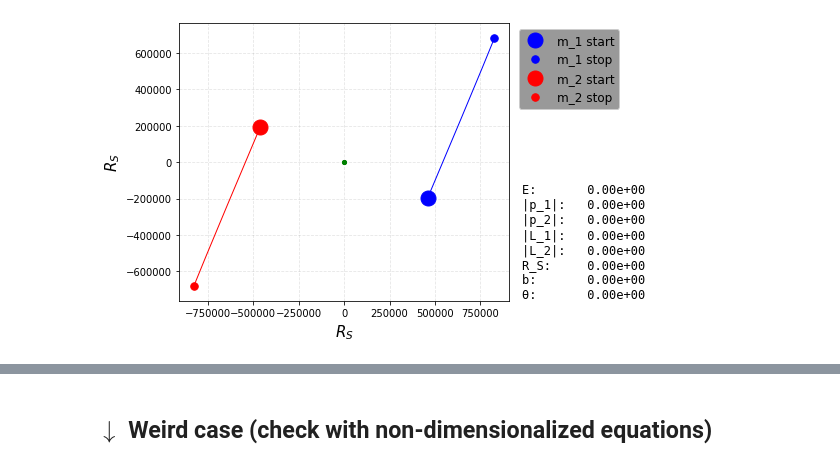
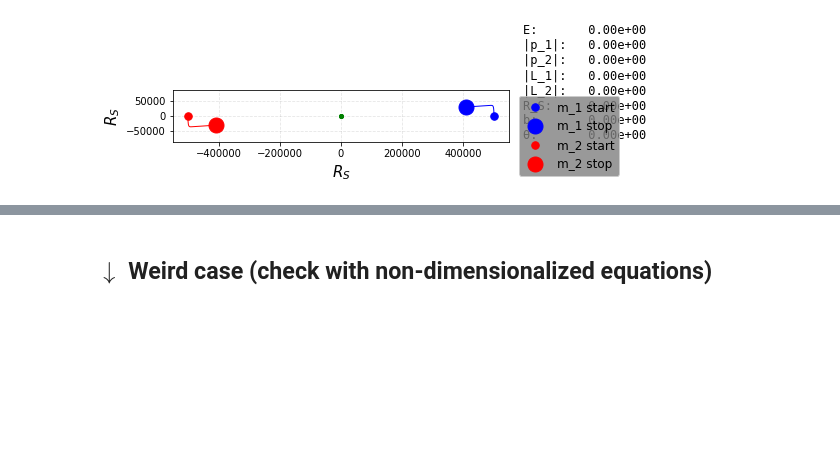
Before and after one commit to carlivas/Binary-Black-Hole-Orbitals, a Jupyter notebook: 04 POST MINKOWSKIAN EXPANSION/(PM) Post Minkowskian.ipynb, the cells around one changed output, grey strips where cells are left out. Saved outputs shown, nothing was run; the diff lists cells and outputs as text; code cells hidden in the pictures; blank space fills up the shorter version.

```diff
--- a/04 POST MINKOWSKIAN EXPANSION/(PM) Post Minkowskian.ipynb
+++ b/04 POST MINKOWSKIAN EXPANSION/(PM) Post Minkowskian.ipynb
@@ -63,15 +61,10 @@ m_2 = 10
 
 R_S = findR_S(m_1, m_2, DL = True)
 
-x_1 = np.array([1e6,  0.0])
-x_2 = np.array([0.0,  0.0])
-v_1 = np.array([0.0,  0.01])
-v_2 = np.array([0.0,   0.])
-
-x_1 = rotate(x_1, -0.4)
-x_2 = rotate(x_2, -0.4)
-v_1 = rotate(v_1, -0.4)
-v_2 = rotate(v_2, -0.4)
+x_1 = np.array([1e6,   0.])
+x_2 = np.array([0.,    0.])
+v_1 = np.array([0., 0.005])
+v_2 = np.array([0.,    0.])
 
 p_1 = p(v_1, m_1, DL=True)
 p_2 = p(v_2, m_2, DL=True)
@@ -79,3 +72,10 @@ P_1 = four_P(p_1, m_1, DL=True)
 P_2 = four_P(p_2, m_2, DL=True)
 
 s = x_1, x_2, P_1, P_2, m_1, m_2
+
+t_max = 1e9
+dt = t_max/1e6
+pos1PM1, pos2PM1, pos_CMPM1 = run_model(s, t_max = t_max, dt = dt, mode = 'PM', DL = True)
+
+PMData1 = np.array([pos1PM1[0][0:-1:10], pos1PM1[1][0:-1:10], pos2PM1[0][0:-1:10], pos2PM1[1][0:-1:10], pos_CMPM1[0][0:-1:10], pos_CMPM1[1][0:-1:10]])
+np.savetxt("PMData1.csv", PMData1, delimiter=",")
@@ -86,12 +82,15 @@ pos1, pos2, pos_CM = run_model(s, t_max = t_max, dt = dt, mode = 'PM', DL = True
 # %%
-M = slice(0, int(len(pos1[0])), 1)
+PMData1 = np.genfromtxt("PMData1.csv", delimiter=',')
+pos1, pos2, pos_CM = PMData1[0:2], PMData1[2:4], PMData1[4:6]
+
+M = slice(0, int(len(pos1PM1[0])), 1)
 orbPlotter(pos1[:,M], pos2[:,M], pos_CM[:,M], CM = True, DL = True)
 
-# lim = 1e3
+# lim = 1e5
 # lims = (-lim, lim)
 # orbPlotter_lims(pos1[:,M], pos2[:,M], pos_CM[:,M], CM = True, DL = True, xlim=lims, ylim=lims)
 # %% [output]
-[figure, old version]
+[figure, new version]
 # %%
 m_1 = 8*M_sun
 m_2 = 10*M_sun
```
Also changed, not shown: parts of 8 cells of this notebook, 1 other file.
